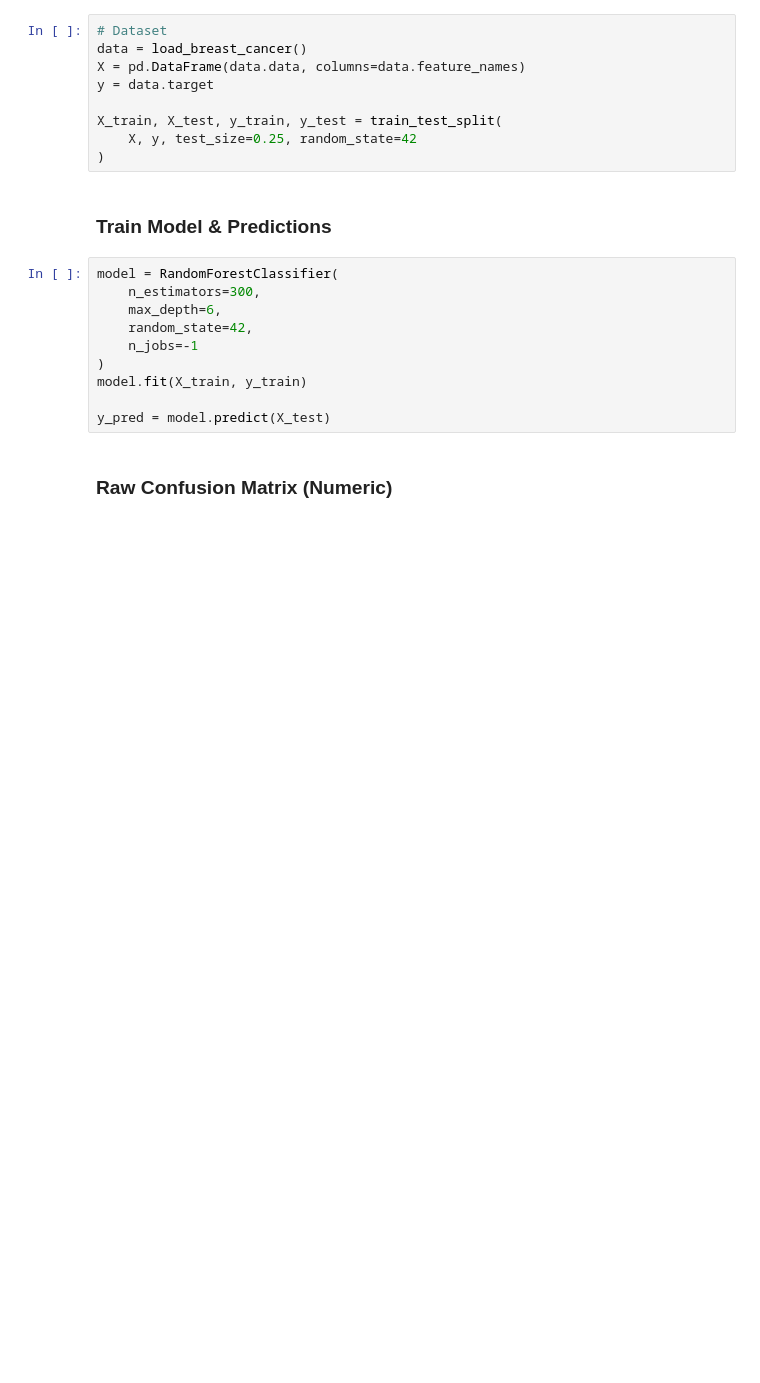
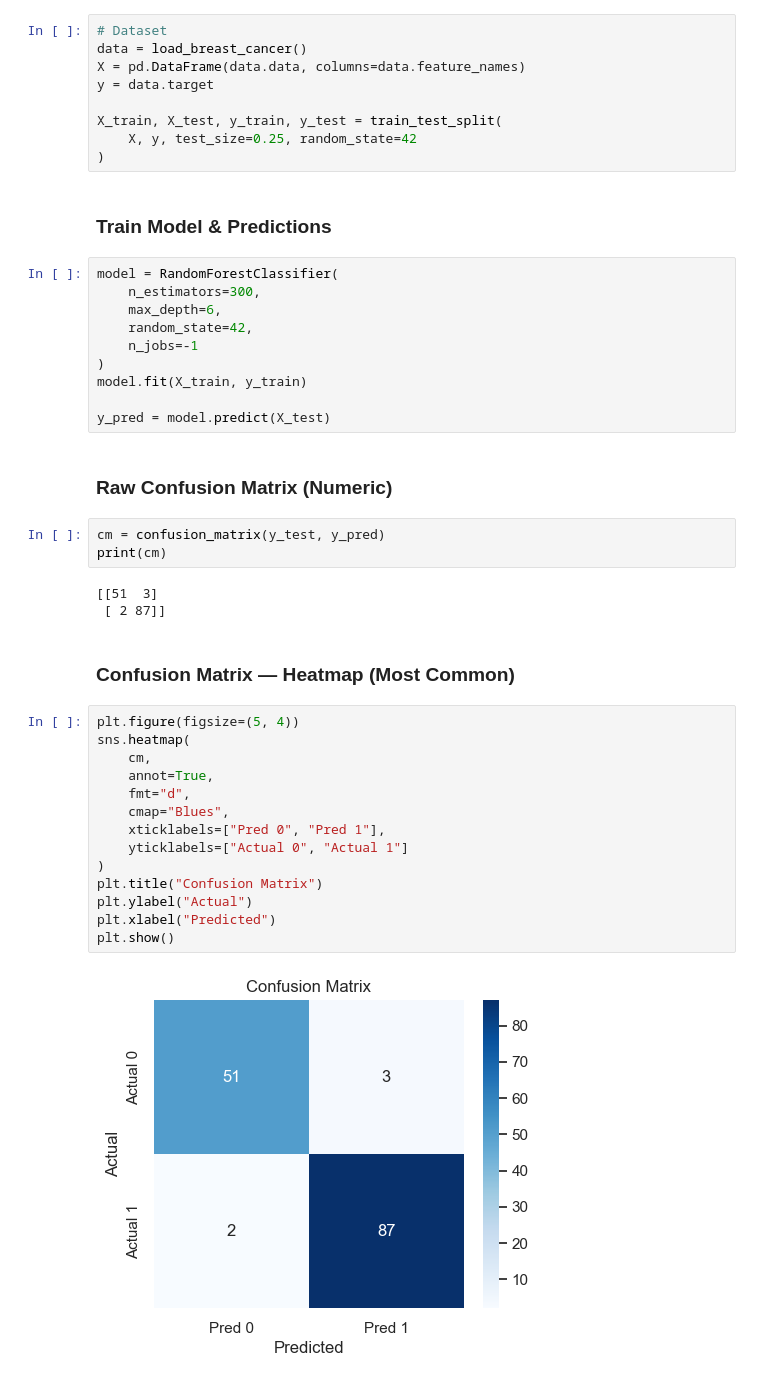
Before and after one commit to Biswamitra4599/DataAnalysis, a Jupyter notebook: Model Behavior/Confusion_Matrix.ipynb, the cells around one changed output. Drawn from its saved outputs; the diff is of its cells as text; blank space fills up the shorter version.

```diff
--- a/Model Behavior/Confusion_Matrix.ipynb
+++ b/Model Behavior/Confusion_Matrix.ipynb
@@ -36,3 +36,27 @@ model.fit(X_train, y_train)
 y_pred = model.predict(X_test)
 # %% [markdown]
 ### Raw Confusion Matrix (Numeric)
+# %%
+cm = confusion_matrix(y_test, y_pred)
+print(cm)
+# %% [output]
+[[51  3]
+ [ 2 87]]
+# %% [markdown]
+### Confusion Matrix — Heatmap (Most Common)
+# %%
+plt.figure(figsize=(5, 4))
+sns.heatmap(
+    cm,
+    annot=True,
+    fmt="d",
+    cmap="Blues",
+    xticklabels=["Pred 0", "Pred 1"],
+    yticklabels=["Actual 0", "Actual 1"]
+)
+plt.title("Confusion Matrix")
+plt.ylabel("Actual")
+plt.xlabel("Predicted")
+plt.show()
+# %% [output]
+[figure, added]
```
Also changed, not shown: parts of 10 cells of this notebook, 1 other file.
